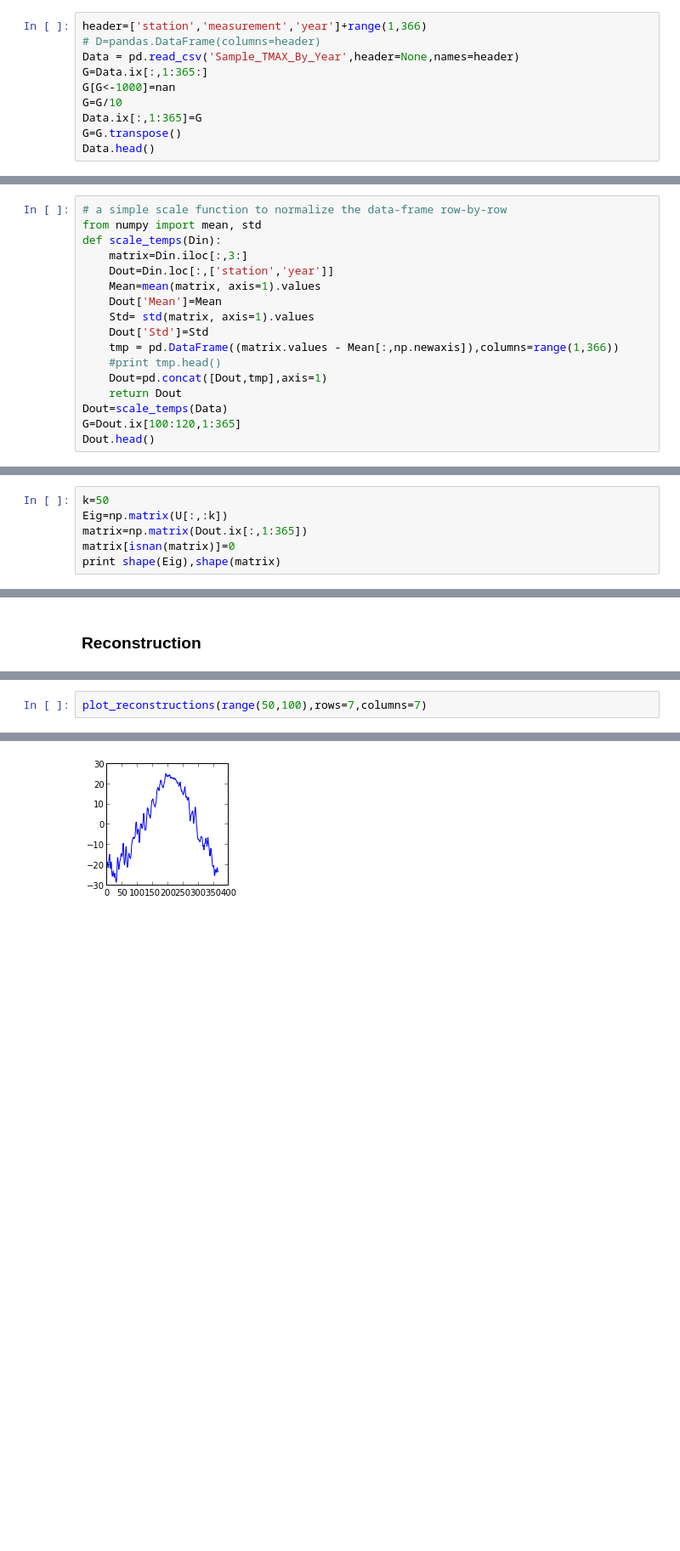
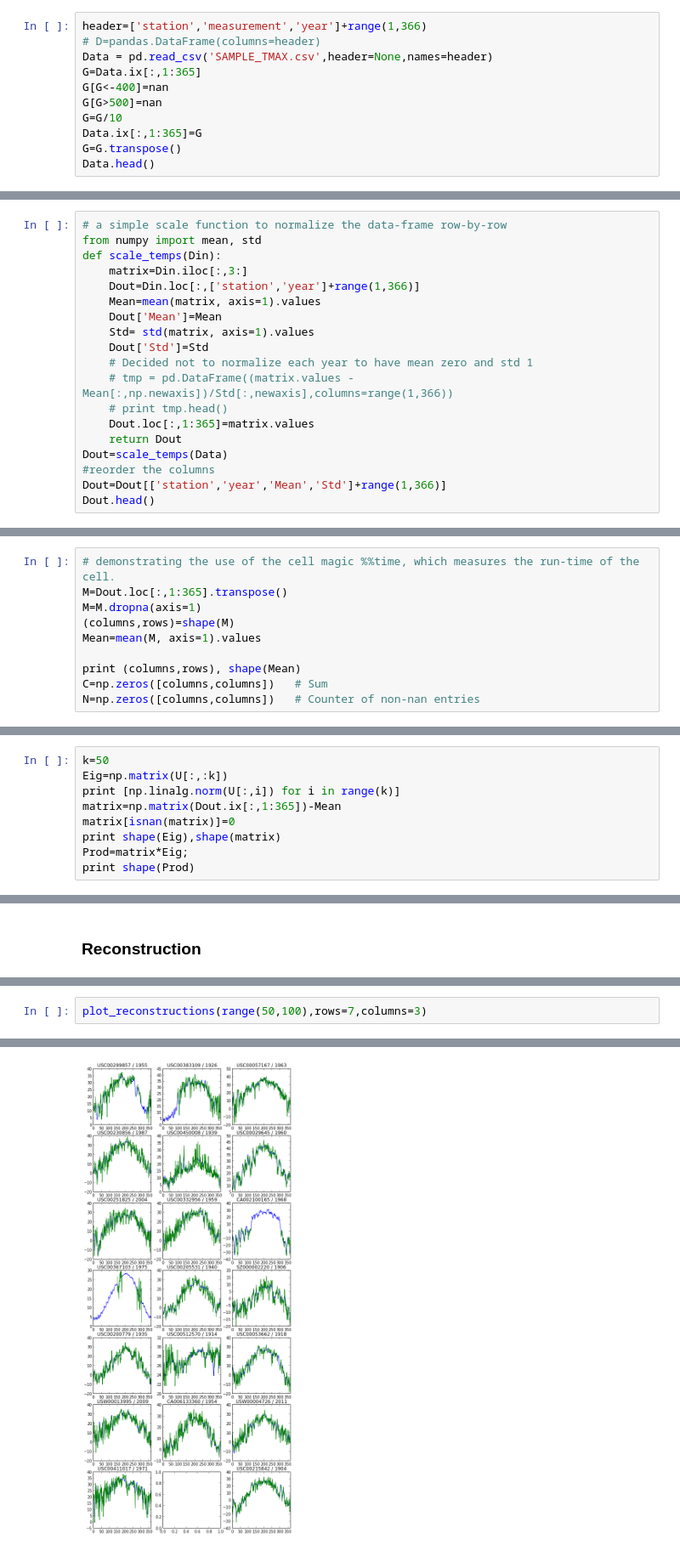
Before and after one commit to yoavfreund/UCSD_BigData, a Jupyter notebook: notebooks/weather/Weather Analysis.ipynb, the cells around one changed output, grey strips where cells are left out. Shown at 85% size. Drawn from its saved outputs; the diff is of its cells as text; blank space fills up the shorter version.

```diff
--- a/notebooks/weather/Weather Analysis.ipynb
+++ b/notebooks/weather/Weather Analysis.ipynb
@@ -61,9 +64,10 @@ US1KYHY0006,TMAX,1994,56,67,56,39,-11,28,-9999,83,-33,17,94,50,78,50,-22,-83,17,
 # %%
 header=['station','measurement','year']+range(1,366)
 # D=pandas.DataFrame(columns=header)
-Data = pd.read_csv('Sample_TMAX_By_Year',header=None,names=header)
-G=Data.ix[:,1:365:]
-G[G<-1000]=nan
+Data = pd.read_csv('SAMPLE_TMAX.csv',header=None,names=header)
+G=Data.ix[:,1:365]
+G[G<-400]=nan
+G[G>500]=nan
 G=G/10
 Data.ix[:,1:365]=G
 G=G.transpose()
@@ -99,17 +132,19 @@ YearlyPlots(G.iloc[:,20:30],ttl='A sample of yearly plot')
 from numpy import mean, std
 def scale_temps(Din):
     matrix=Din.iloc[:,3:]
-    Dout=Din.loc[:,['station','year']]
+    Dout=Din.loc[:,['station','year']+range(1,366)]
     Mean=mean(matrix, axis=1).values
     Dout['Mean']=Mean
     Std= std(matrix, axis=1).values
     Dout['Std']=Std
-    tmp = pd.DataFrame((matrix.values - Mean[:,np.newaxis]),columns=range(1,366))
-    #print tmp.head()
-    Dout=pd.concat([Dout,tmp],axis=1)
+    # Decided not to normalize each year to have mean zero and std 1
+    # tmp = pd.DataFrame((matrix.values - Mean[:,np.newaxis])/Std[:,newaxis],columns=range(1,366))
+    # print tmp.head()
+    Dout.loc[:,1:365]=matrix.values
     return Dout
 Dout=scale_temps(Data)
-G=Dout.ix[100:120,1:365]
+#reorder the columns
+Dout=Dout[['station','year','Mean','Std']+range(1,366)]
 Dout.head()
 # %% [output]
 |  | station | year | Mean | Std | 1 | 2 | 3 | 4 | 5 | 6 | 7 | ... |
@@ -182,0 +189,10 @@ plot(Mean)
+# %%
+# demonstrating the use of the cell magic %%time, which measures the run-time of the cell.
+M=Dout.loc[:,1:365].transpose()
+M=M.dropna(axis=1)
+(columns,rows)=shape(M)
+Mean=mean(M, axis=1).values
+
+print (columns,rows), shape(Mean)
+C=np.zeros([columns,columns])   # Sum
+N=np.zeros([columns,columns])   # Counter of non-nan entries
@@ -246,7 +251,10 @@ legend(range(0,k));
 # %%
 k=50
 Eig=np.matrix(U[:,:k])
-matrix=np.matrix(Dout.ix[:,1:365])
+print [np.linalg.norm(U[:,i]) for i in range(k)]
+matrix=np.matrix(Dout.ix[:,1:365])-Mean
 matrix[isnan(matrix)]=0
 print shape(Eig),shape(matrix)
+Prod=matrix*Eig;
+print shape(Prod)
 # %% [output]
@@ -557,3 +562,3 @@ def plot_reconstructions(selection,rows=2,columns=7):
 # %%
-plot_reconstructions(range(50,100),rows=7,columns=7)
+plot_reconstructions(range(50,100),rows=7,columns=3)
 # %% [output]
@@ -561 +565 @@ NameError: global name 'Djoined' is not defined
-[figure, old version]
+[figure, new version]
```
Also changed, not shown: parts of 67 cells of this notebook.
